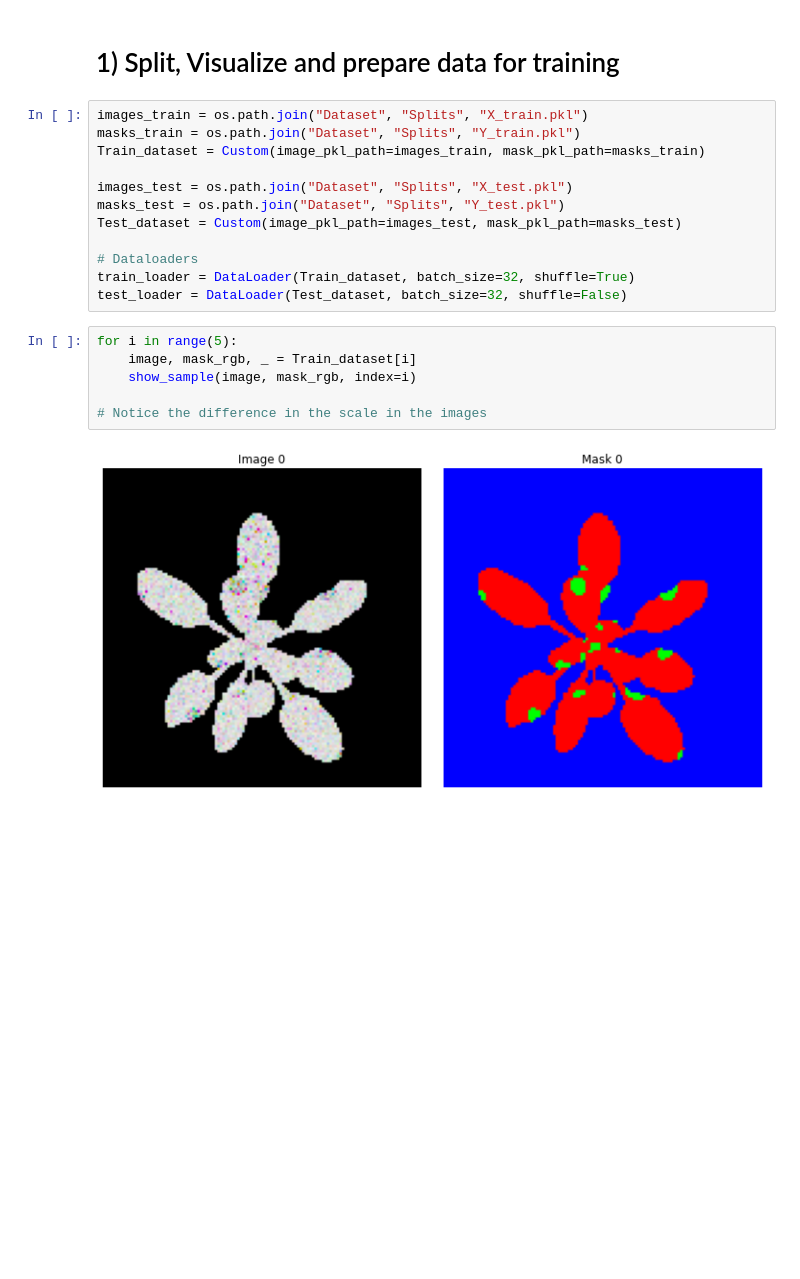
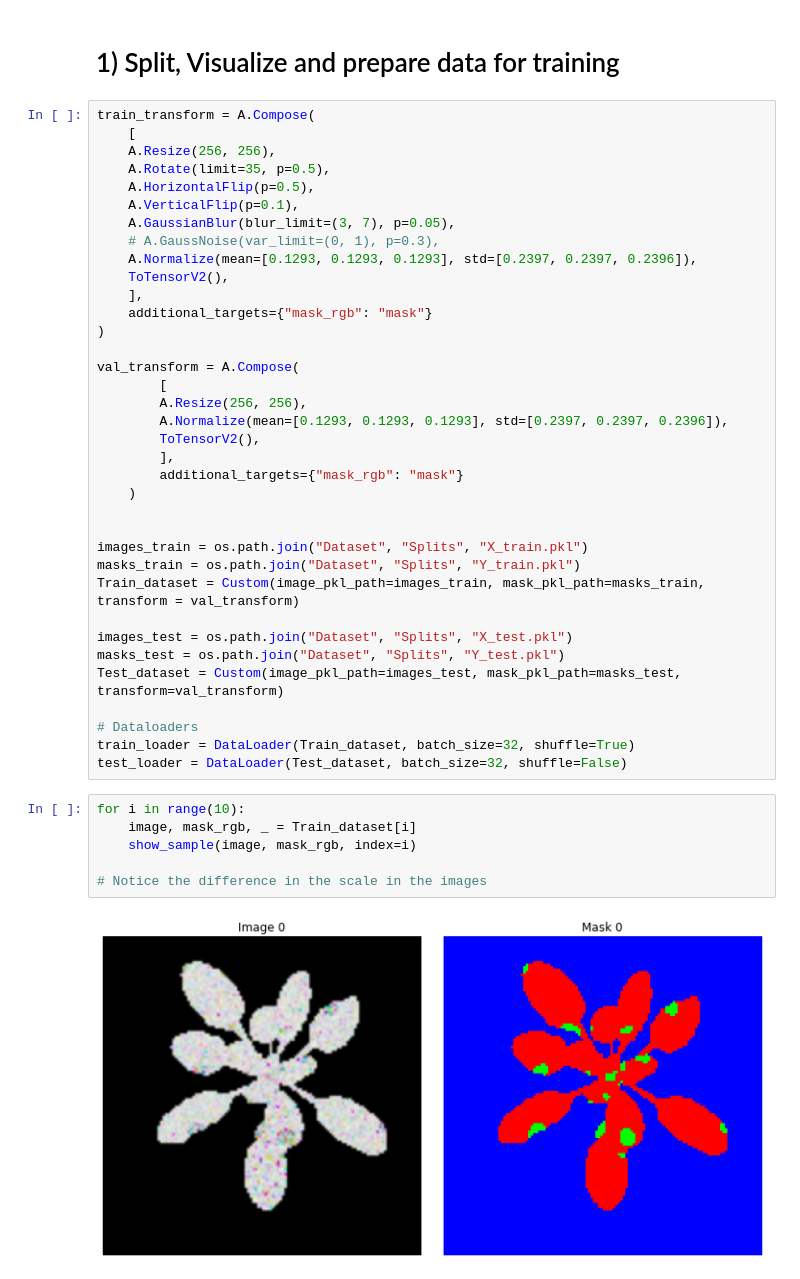
Before and after one commit to OUSSAMARC/INRAE_Project, a Jupyter notebook: Segmentation_methods/main.ipynb, the cells around one changed output. Cells and saved outputs as stored; diff of their text form; blank space fills up the shorter version.

```diff
--- a/Segmentation_methods/main.ipynb
+++ b/Segmentation_methods/main.ipynb
@@ -57,22 +61,46 @@ AttributeError: _ARRAY_API not found
 # %% [markdown]
 # 1) Split, Visualize and prepare data for training
 # %%
+train_transform = A.Compose(
+    [
+    A.Resize(256, 256),
+    A.Rotate(limit=35, p=0.5),
+    A.HorizontalFlip(p=0.5),
+    A.VerticalFlip(p=0.1),
+    A.GaussianBlur(blur_limit=(3, 7), p=0.05),
+    # A.GaussNoise(var_limit=(0, 1), p=0.3),
+    A.Normalize(mean=[0.1293, 0.1293, 0.1293], std=[0.2397, 0.2397, 0.2396]),
+    ToTensorV2(),
+    ],
+    additional_targets={"mask_rgb": "mask"}
+)
+
+val_transform = A.Compose(
+        [
+        A.Resize(256, 256),
+        A.Normalize(mean=[0.1293, 0.1293, 0.1293], std=[0.2397, 0.2397, 0.2396]),
+        ToTensorV2(),
+        ],
+        additional_targets={"mask_rgb": "mask"}
+    )
+
+
 images_train = os.path.join("Dataset", "Splits", "X_train.pkl")
 masks_train = os.path.join("Dataset", "Splits", "Y_train.pkl")
-Train_dataset = Custom(image_pkl_path=images_train, mask_pkl_path=masks_train)
+Train_dataset = Custom(image_pkl_path=images_train, mask_pkl_path=masks_train, transform = val_transform)
 
 images_test = os.path.join("Dataset", "Splits", "X_test.pkl")
 masks_test = os.path.join("Dataset", "Splits", "Y_test.pkl")
-Test_dataset = Custom(image_pkl_path=images_test, mask_pkl_path=masks_test)
+Test_dataset = Custom(image_pkl_path=images_test, mask_pkl_path=masks_test, transform=val_transform)
 
 # Dataloaders
 train_loader = DataLoader(Train_dataset, batch_size=32, shuffle=True)
 test_loader = DataLoader(Test_dataset, batch_size=32, shuffle=False)
 # %%
-for i in range(5):
+for i in range(10):
     image, mask_rgb, _ = Train_dataset[i]
     show_sample(image, mask_rgb, index=i)
 
 # Notice the difference in the scale in the images
 # %% [output]
-[figure, old version]
+[figure, new version]
```
Also changed, not shown: parts of 11 cells of this notebook, 1 other file.
